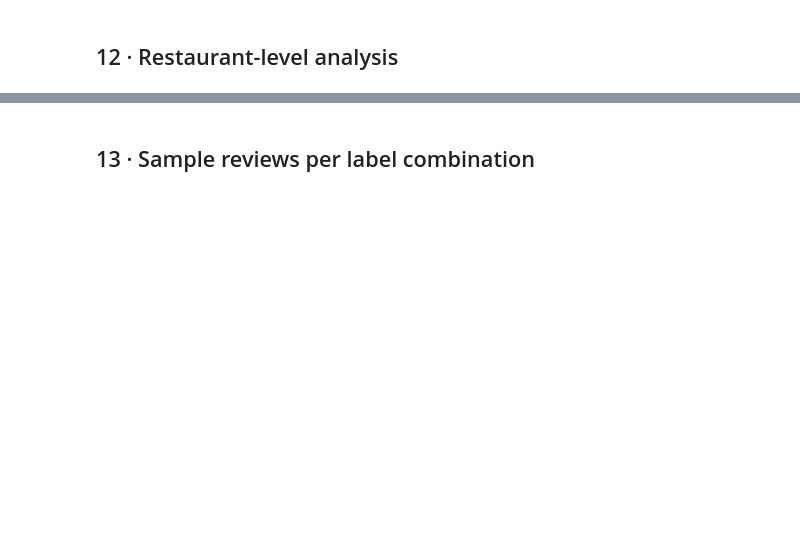
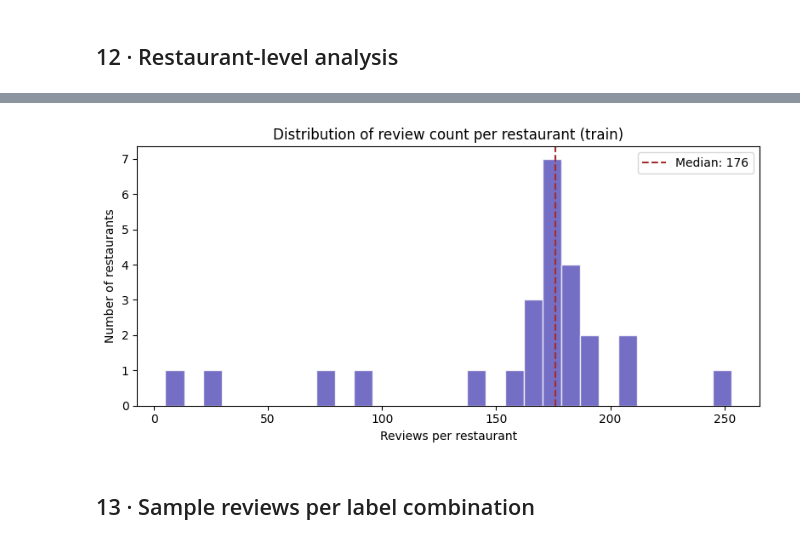
Before and after one commit to Hugo-dgn/NLP, a Jupyter notebook: src/eda.ipynb, the cells around one changed output, grey strips where cells are left out. Cells and saved outputs as stored; diff of their text form; code cells hidden in the pictures; blank space fills up the shorter version.

```diff
--- a/src/eda.ipynb
+++ b/src/eda.ipynb
@@ -365,17 +398,3 @@ plt.show()
-# %%
-# Approximate XLM-RoBERTa token count (rough heuristic: ~1.4 tokens per word for French)
-# For exact counts, load the tokeniser — but that requires the model download
-TOKENS_PER_WORD = 1.4
-train['approx_tokens'] = (train['word_len'] * TOKENS_PER_WORD + 2).astype(int)  # +2 for [CLS],[SEP]
-
-truncated = (train['approx_tokens'] > 512).sum()
-print(f'Reviews likely exceeding 512 tokens: {truncated} / {len(train)} ({100*truncated/len(train):.1f}%)')
-print(f'Max approx tokens: {train["approx_tokens"].max()}')
-print()
-
-if truncated > 0:
-    print('Longest reviews (potentially truncated):')
-    display(train.nlargest(5, 'approx_tokens')[['Review', 'approx_tokens', 'Price_clean', 'Food_clean', 'Service_clean']])
 # %%
 # Review length by label — do longer reviews contain more Mixed labels?
 fig, axes = plt.subplots(1, 3, figsize=(15, 4))
@@ -544,18 +615,19 @@ if restaurant_col:
 # %%
-if restaurant_col:
-    rcol = restaurant_col[0]
-    # Reviews per restaurant histogram
-    fig, ax = plt.subplots(figsize=(8, 4))
-    rev_counts = train[rcol].value_counts()
-    ax.hist(rev_counts.values, bins=30, color='#534AB7', alpha=0.8, edgecolor='white')
-    ax.set_xlabel('Reviews per restaurant')
-    ax.set_ylabel('Number of restaurants')
-    ax.set_title('Distribution of review count per restaurant (train)')
-    ax.axvline(rev_counts.median(), color='#A32D2D', linestyle='--',
-               label=f'Median: {rev_counts.median():.0f}')
-    ax.legend()
-    plt.tight_layout()
-    plt.show()
+rcol = restaurant_col[0]
+# Reviews per restaurant histogram
+fig, ax = plt.subplots(figsize=(8, 4))
+rev_counts = train[rcol].value_counts()
+ax.hist(rev_counts.values, bins=30, color='#534AB7', alpha=0.8, edgecolor='white')
+ax.set_xlabel('Reviews per restaurant')
+ax.set_ylabel('Number of restaurants')
+ax.set_title('Distribution of review count per restaurant (train)')
+ax.axvline(rev_counts.median(), color='#A32D2D', linestyle='--',
+            label=f'Median: {rev_counts.median():.0f}')
+ax.legend()
+plt.tight_layout()
+plt.show()
+# %% [output]
+[figure, added]
 # %% [markdown]
 ## 13 · Sample reviews per label combination
 # %%
```
Also changed, not shown: parts of 24 cells of this notebook, 5 other files.
